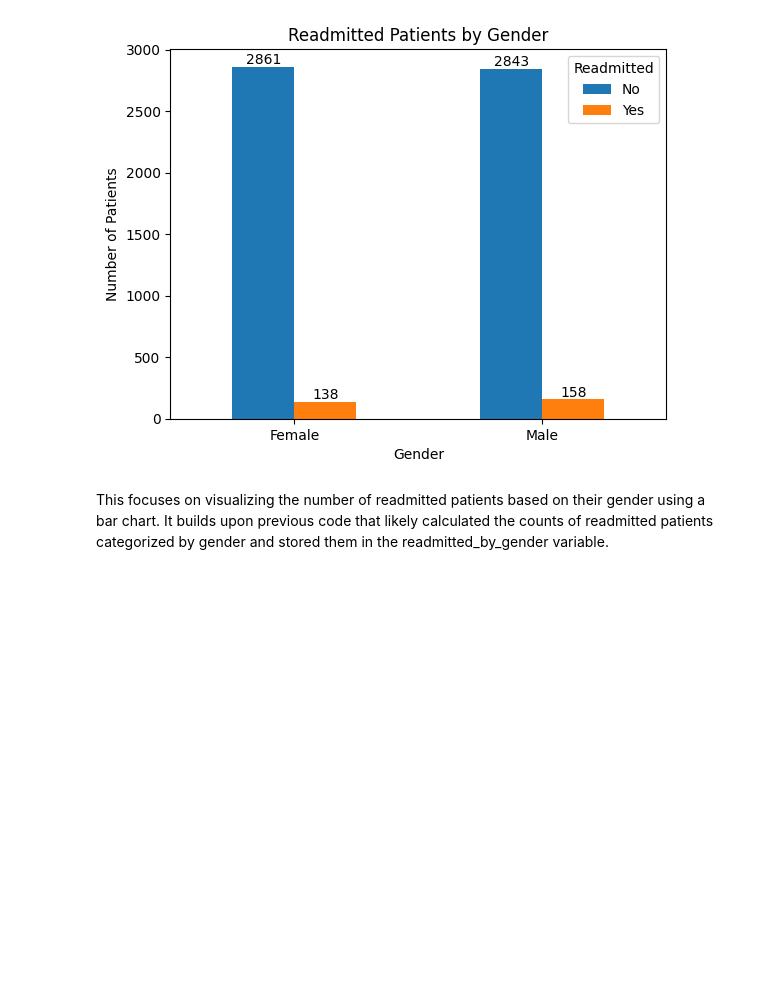
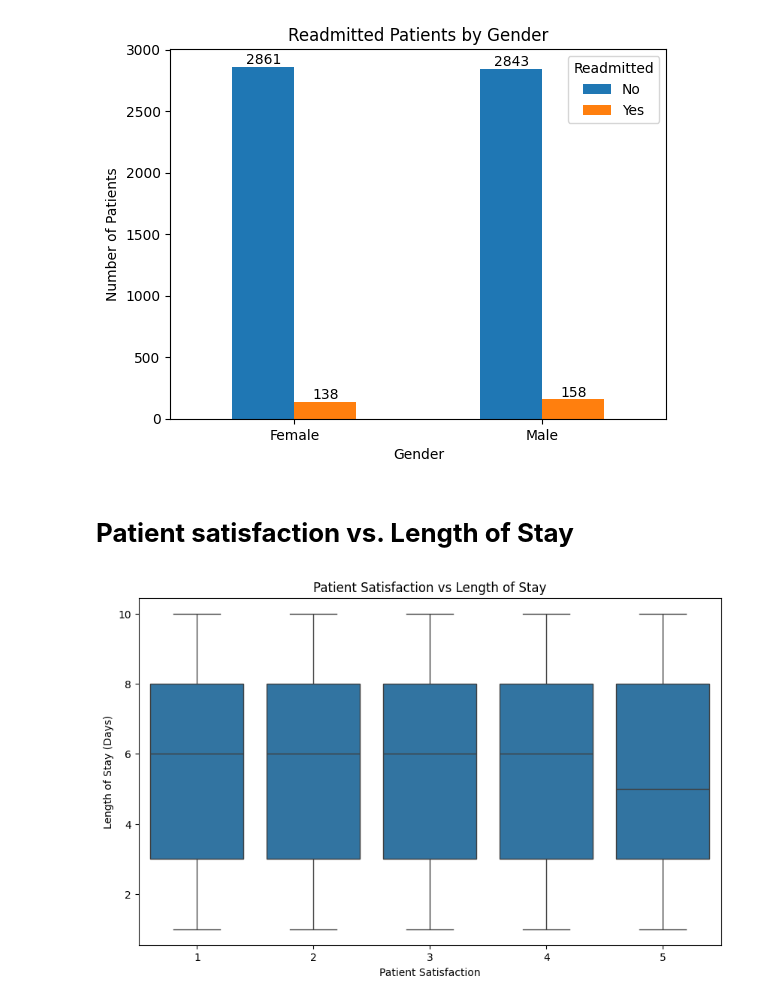
Before and after one commit to Sezo-code/Michine-Learning, a Jupyter notebook: Health_Care_Data_Analytics_2024.ipynb, the cells around one changed output. Saved outputs shown, nothing was run; the diff lists cells and outputs as text; code cells hidden in the pictures; blank space fills up the shorter version.

```diff
--- a/Health_Care_Data_Analytics_2024.ipynb
+++ b/Health_Care_Data_Analytics_2024.ipynb
@@ -1014,5 +1024,15 @@ for p in plt.gca().patches:
 plt.show()
 # %% [output]
 [figure]
-# %% [markdown]
-This focuses on visualizing the number of readmitted patients based on their gender using a bar chart. It builds upon previous code that likely calculated the counts of readmitted patients categorized by gender and stored them in the readmitted_by_gender variable.
+# %% [markdown]
+# **Patient satisfaction vs. Length of Stay**
+# %%
+ patient satisfaction vs. Length of Stay
+plt.figure(figsize=(10,6))
+sns.boxplot(x='PatientSatisfaction', y='LengthOfStay', data=df)
+plt.title('Patient Satisfaction vs Length of Stay')
+plt.xlabel('Patient Satisfaction')
+plt.ylabel('Length of Stay (Days)')
+plt.show()
+# %% [output]
+[figure, added]
```
Also changed, not shown: parts of 3 cells of this notebook.
